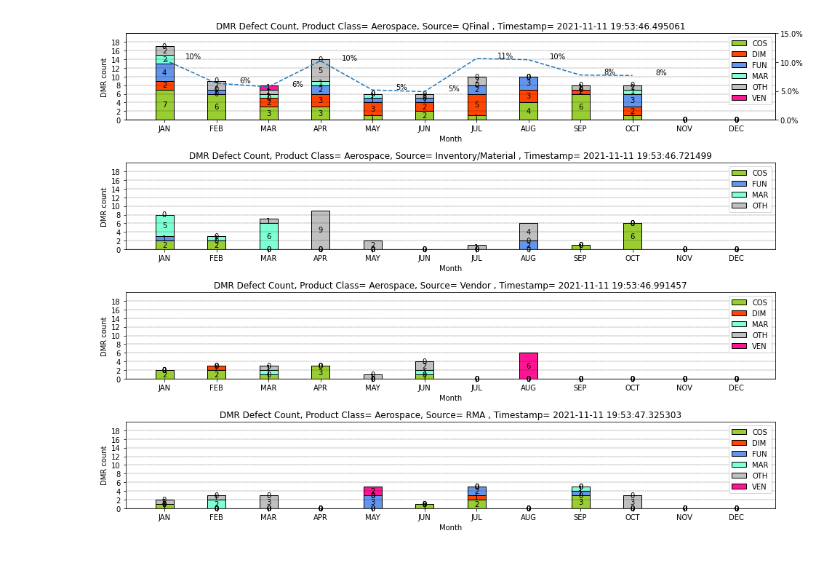
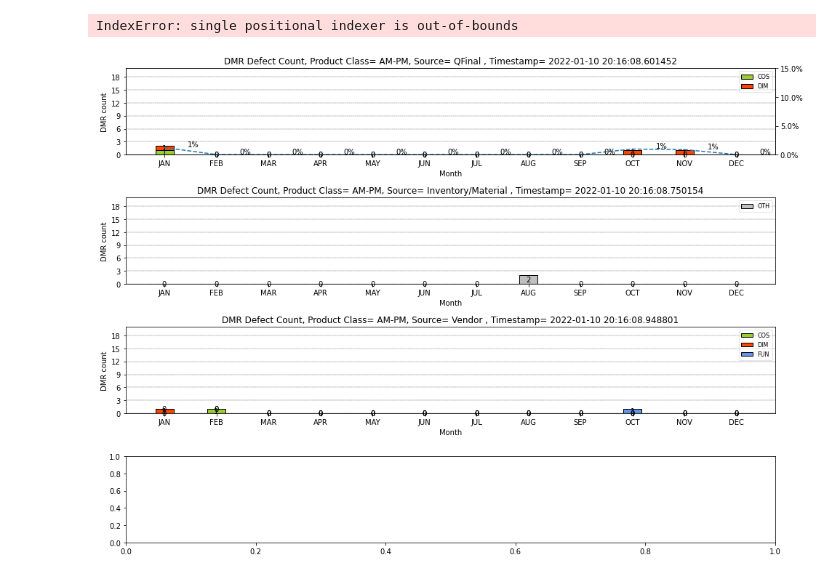
Before and after one commit to webclinic017/test-3, a Jupyter notebook: DMR_analysis.ipynb, the cells around one changed output. Cells and saved outputs as stored; diff of their text form; code cells hidden in the pictures.

```diff
--- a/DMR_analysis.ipynb
+++ b/DMR_analysis.ipynb
@@ -4,11 +4,11 @@ import numpy as np
 import matplotlib.pyplot as plt
 import matplotlib.ticker as mtick
 from datetime import datetime
-df=pd.read_csv('DMR.csv',encoding = "ISO-8859-1")
+df=pd.read_csv('DMR 01012022.csv',encoding = "ISO-8859-1")
 
 #print(df.iloc[1,:])
 
-jobs=[163,142,140,137,116,123,94,96,103,104,0,0]
+jobs=[163,142,140,137,116,123,94,96,103,104,116,109]
 
 count=[]
 
@@ -37,7 +37,7 @@ df['Class']= np.where((df['Class']=="AERO:Finished Assy"), "Aerospace", df['Clas
 df['Class']= np.where((df['Class']=="MEDICAL:Finished Assy"), "Flex Med", df['Class'])
 
 #Class match
-cls="Aerospace"
+cls="AM-PM"
 df['TrType']=df.iloc[:,11]
 df=df[df['Class']==cls]
 
@@ -83,34 +83,35 @@ for j in range (0,len(list1)):
         #if y>0:
         ax[j].bar_label(p,label_type='center')
         #else:
             #pass
     count=np.append(count,bot,axis=0)
     #print(count)
 
     ax[j].axhline(0, color='grey', linewidth=0.8)
     ax[j].set_ylabel("DMR count")
     ax[j].set_title("DMR Defect Count, Product Class= "+cls+ ", Source= "+types[j] +" , Timestamp= " +str(datetime.today()))
     ax[j].set_xlabel("Month")
     ax[j].set_xticks(ind)
-    ax[j].set_yticks(np.arange(0,20,2),minor=False)
+    ax[j].set_yticks(np.arange(0,20,3),minor=False)
     ax[j].set_xticklabels(('JAN','FEB','MAR','APR','MAY','JUN','JUL','AUG','SEP','OCT','NOV','DEC'))
     ax[j].set_ylim(0,20)
     ax[j].grid(axis='y',color='black', linestyle='dashed', linewidth=0.3)
-    ax[j].legend()
+    ax[j].legend(prop={'size':8},loc=0,fancybox=True, framealpha=0.5)
 
     if j==0:
         axx=ax[j].twinx()
         perc=(count/jobs)*100
         axx.plot(ind,perc,label=perc,linestyle='dashed')
         axx.yaxis.set_major_formatter(mtick.PercentFormatter())
         axx.set_ylim(0,15)
         for x,y in zip (ind,perc):
             label = "{:.0%}".format(y/100)
             axx.annotate(label,(x,y),textcoords='offset points',xytext=(40,1),ha='center')
     else:
         pass
     count=[]
 plt.show()
-#fig.savefig("%s.jpeg" % cls,quality=95)
+fig.savefig("%s.jpeg" % cls,quality=95)
 # %% [output]
+IndexError: single positional indexer is out-of-bounds
-[figure, old version]
+[figure, new version]
```
